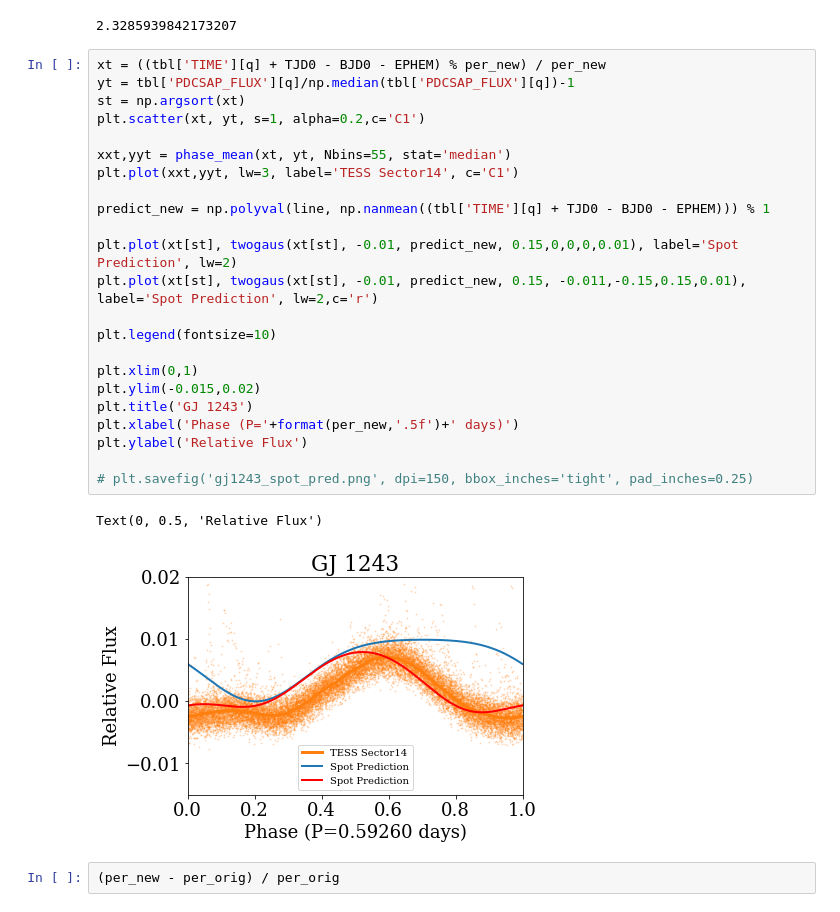
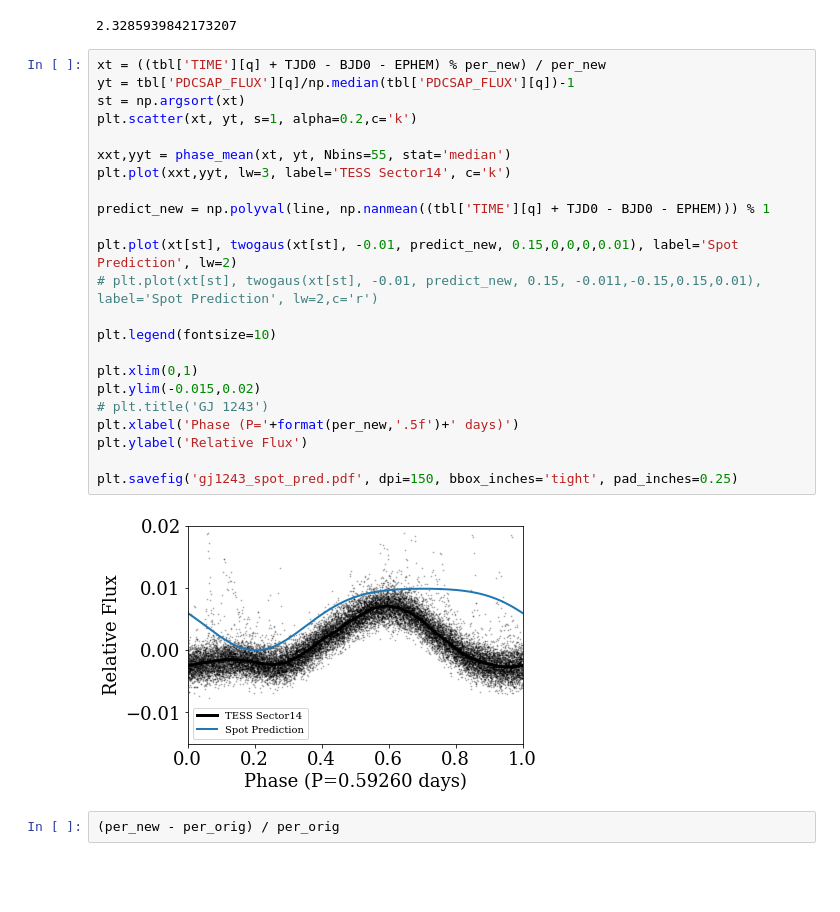
Before and after one commit to jradavenport/gj1243_10yrs, a Jupyter notebook: starspot_search.ipynb, the cells around one changed output. Cells and saved outputs as stored; diff of their text form; blank space fills up the shorter version.

Commit message:
touch up plot

```diff
--- a/starspot_search.ipynb
+++ b/starspot_search.ipynb
@@ -443,29 +456,28 @@ print(line)
 # %%
 xt = ((tbl['TIME'][q] + TJD0 - BJD0 - EPHEM) % per_new) / per_new
 yt = tbl['PDCSAP_FLUX'][q]/np.median(tbl['PDCSAP_FLUX'][q])-1
 st = np.argsort(xt)
-plt.scatter(xt, yt, s=1, alpha=0.2,c='C1')
+plt.scatter(xt, yt, s=1, alpha=0.2,c='k')
 
 xxt,yyt = phase_mean(xt, yt, Nbins=55, stat='median')
-plt.plot(xxt,yyt, lw=3, label='TESS Sector14', c='C1')
+plt.plot(xxt,yyt, lw=3, label='TESS Sector14', c='k')
 
 predict_new = np.polyval(line, np.nanmean((tbl['TIME'][q] + TJD0 - BJD0 - EPHEM))) % 1
 
 plt.plot(xt[st], twogaus(xt[st], -0.01, predict_new, 0.15,0,0,0,0.01), label='Spot Prediction', lw=2)
-plt.plot(xt[st], twogaus(xt[st], -0.01, predict_new, 0.15, -0.011,-0.15,0.15,0.01), label='Spot Prediction', lw=2,c='r')
+# plt.plot(xt[st], twogaus(xt[st], -0.01, predict_new, 0.15, -0.011,-0.15,0.15,0.01), label='Spot Prediction', lw=2,c='r')
 
 plt.legend(fontsize=10)
 
 plt.xlim(0,1)
 plt.ylim(-0.015,0.02)
-plt.title('GJ 1243')
+# plt.title('GJ 1243')
 plt.xlabel('Phase (P='+format(per_new,'.5f')+' days)')
 plt.ylabel('Relative Flux')
 
-# plt.savefig('gj1243_spot_pred.png', dpi=150, bbox_inches='tight', pad_inches=0.25)
+plt.savefig('gj1243_spot_pred.pdf', dpi=150, bbox_inches='tight', pad_inches=0.25)
 # %% [output]
-Text(0, 0.5, 'Relative Flux')
-[figure, old version]
+[figure, new version]
 # %%
 (per_new - per_orig) / per_orig
 # %% [output]
```
Also changed, not shown: parts of 3 cells of this notebook.
